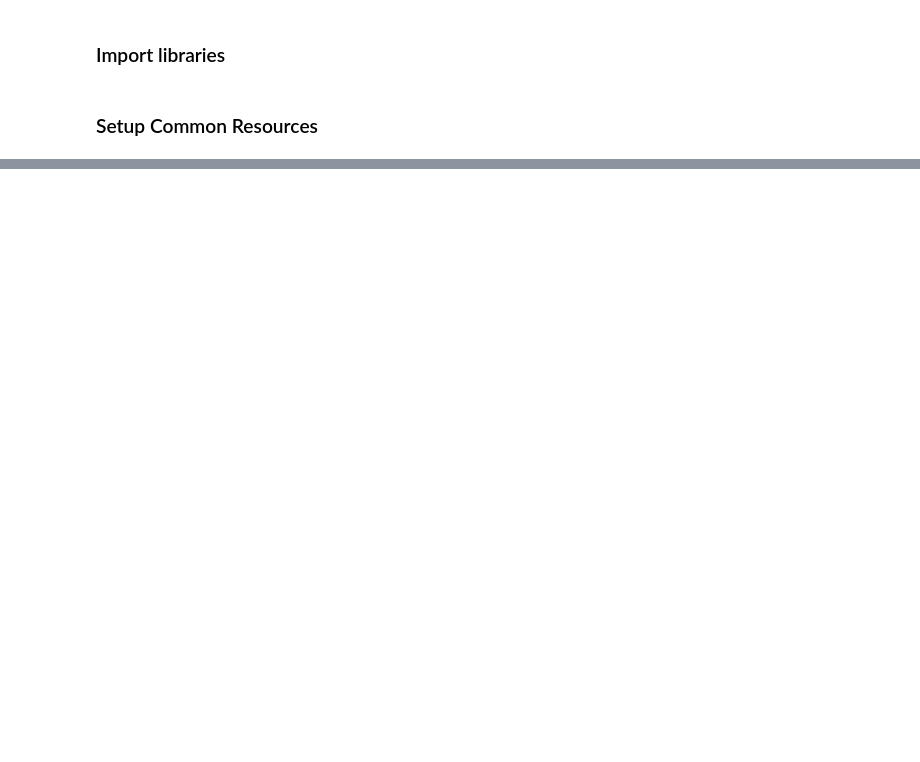
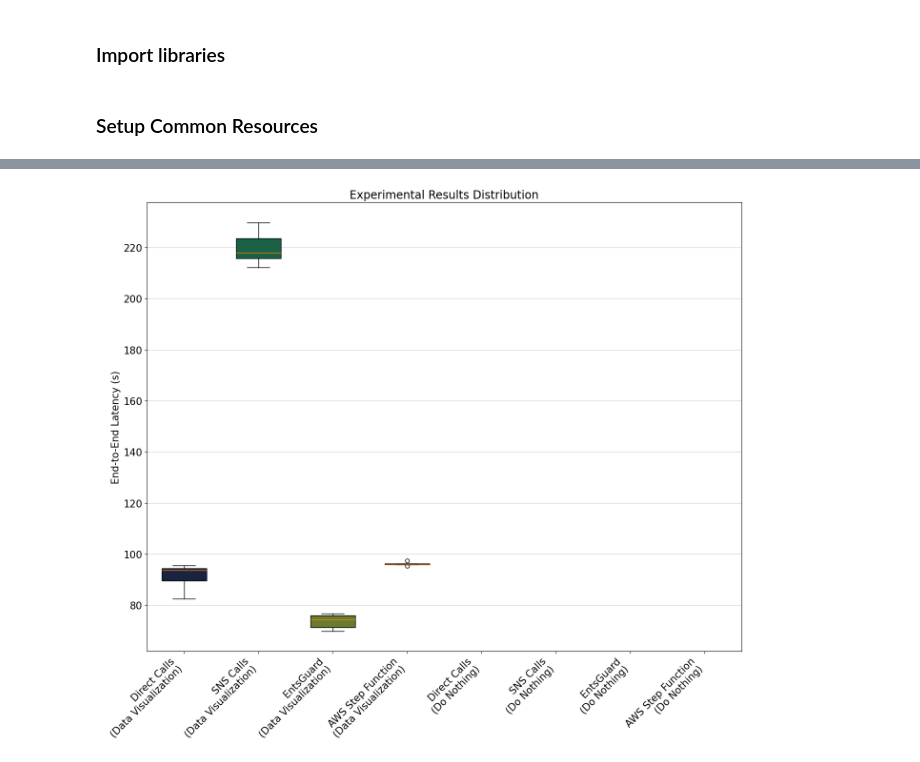
Before and after one commit to ubc-cirrus-lab/caribou, a Jupyter notebook: benchmarks/experiments/wrapper_overhead/plot.ipynb, the cells around one changed output, grey strips where cells are left out. Saved outputs shown, nothing was run; the diff lists cells and outputs as text; code cells hidden in the pictures; blank space fills up the shorter version.

```diff
--- a/benchmarks/experiments/wrapper_overhead/plot.ipynb
+++ b/benchmarks/experiments/wrapper_overhead/plot.ipynb
@@ -87,0 +236,4 @@ Done
+# %%
+dynamic_box_plot_with_all_labels(experimental_results, experiment_order, plotting_order)
+# %% [output]
+[figure, added]
```
Also changed, not shown: parts of 30 cells of this notebook, 10 other files.
